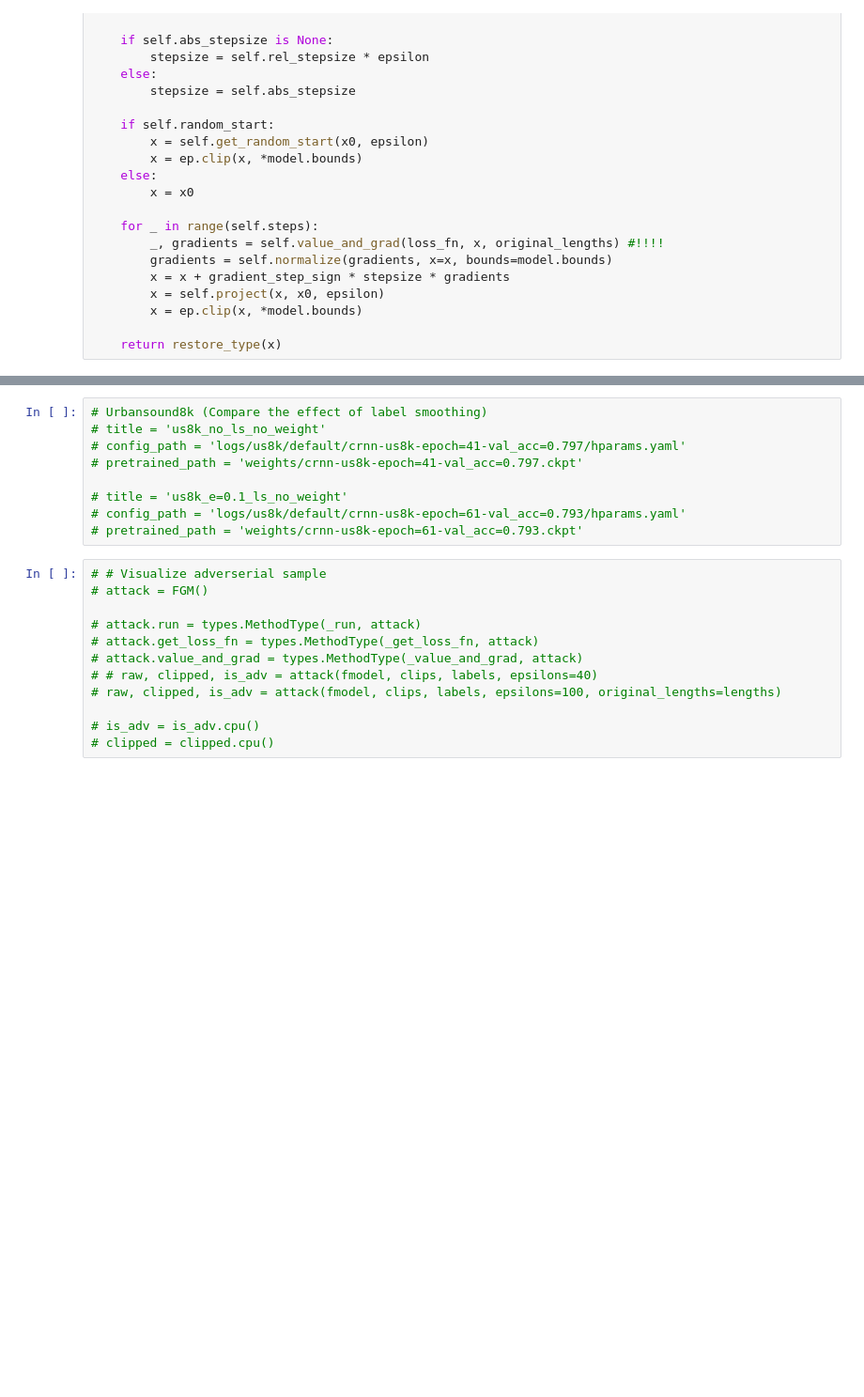
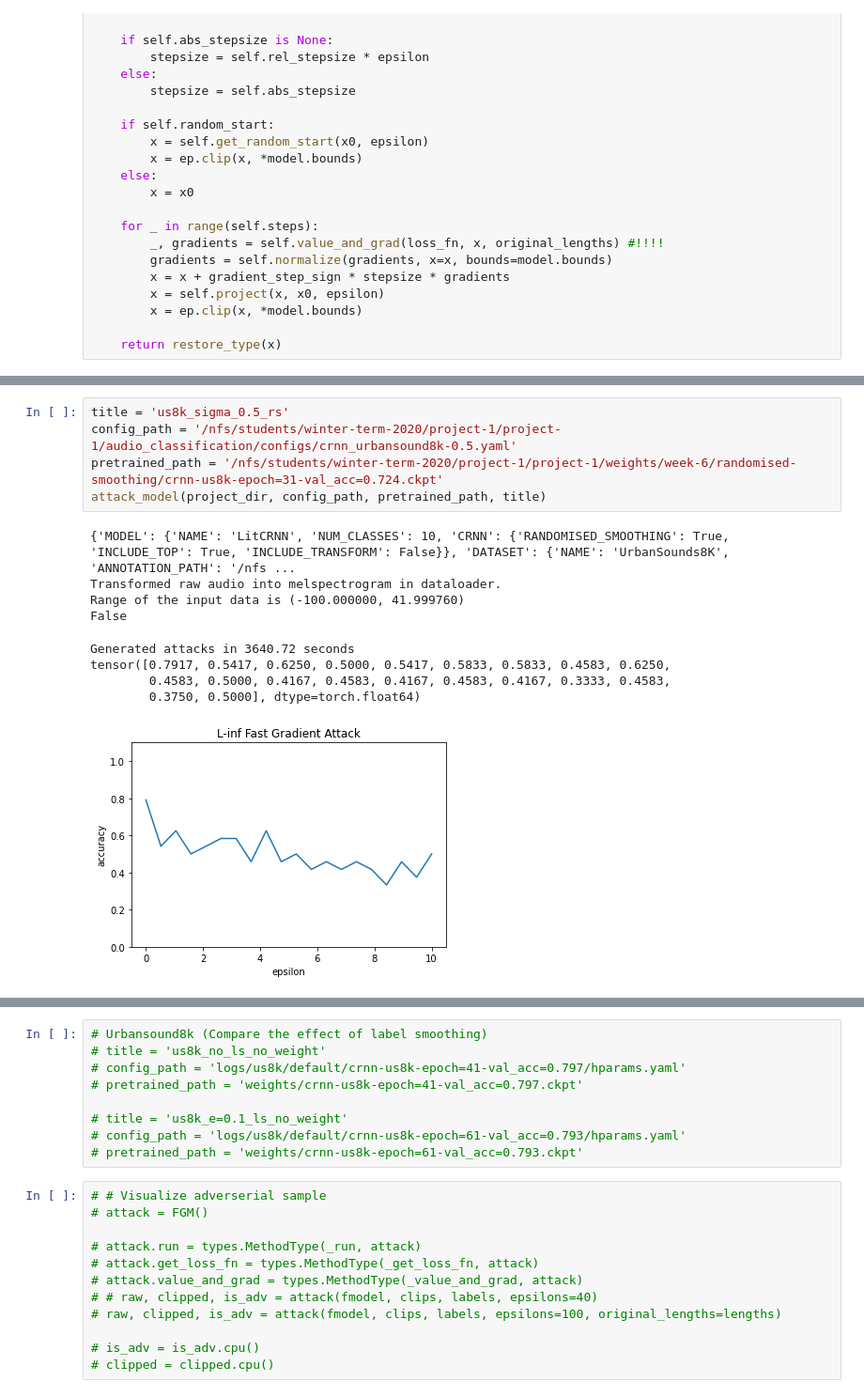
Before and after one commit to Vardanush/Robust-audio-classification, a Jupyter notebook: notebooks/foolbox_attacks.ipynb, the cells around one changed output, grey strips where cells are left out. Shown at 94% size. Drawn from its saved outputs; the diff is of its cells as text; blank space fills up the shorter version.

```diff
--- a/notebooks/foolbox_attacks.ipynb
+++ b/notebooks/foolbox_attacks.ipynb
@@ -400,0 +214,15 @@ attack_model(project_dir, config_path, pretrained_path, title)
+# %%
+title = 'us8k_sigma_0.5_rs'
+config_path = '/nfs/students/winter-term-2020/project-1/project-1/audio_classification/configs/crnn_urbansound8k-0.5.yaml'
+pretrained_path = '/nfs/students/winter-term-2020/project-1/project-1/weights/week-6/randomised-smoothing/crnn-us8k-epoch=31-val_acc=0.724.ckpt'
+attack_model(project_dir, config_path, pretrained_path, title)
+# %% [output]
+{'MODEL': {'NAME': 'LitCRNN', 'NUM_CLASSES': 10, 'CRNN': {'RANDOMISED_SMOOTHING': True, 'INCLUDE_TOP': True, 'INCLUDE_TRANSFORM': False}}, 'DATASET': {'NAME': 'UrbanSounds8K', 'ANNOTATION_PATH': '/nfs ...
+Transformed raw audio into melspectrogram in dataloader.
+Range of the input data is (-100.000000, 41.999760)
+False
+Generated attacks in 3640.72 seconds
+tensor([0.7917, 0.5417, 0.6250, 0.5000, 0.5417, 0.5833, 0.5833, 0.4583, 0.6250,
+        0.4583, 0.5000, 0.4167, 0.4583, 0.4167, 0.4583, 0.4167, 0.3333, 0.4583,
+        0.3750, 0.5000], dtype=torch.float64)
+[figure, added]
```
Also changed, not shown: parts of 22 cells of this notebook, 7 other files.
